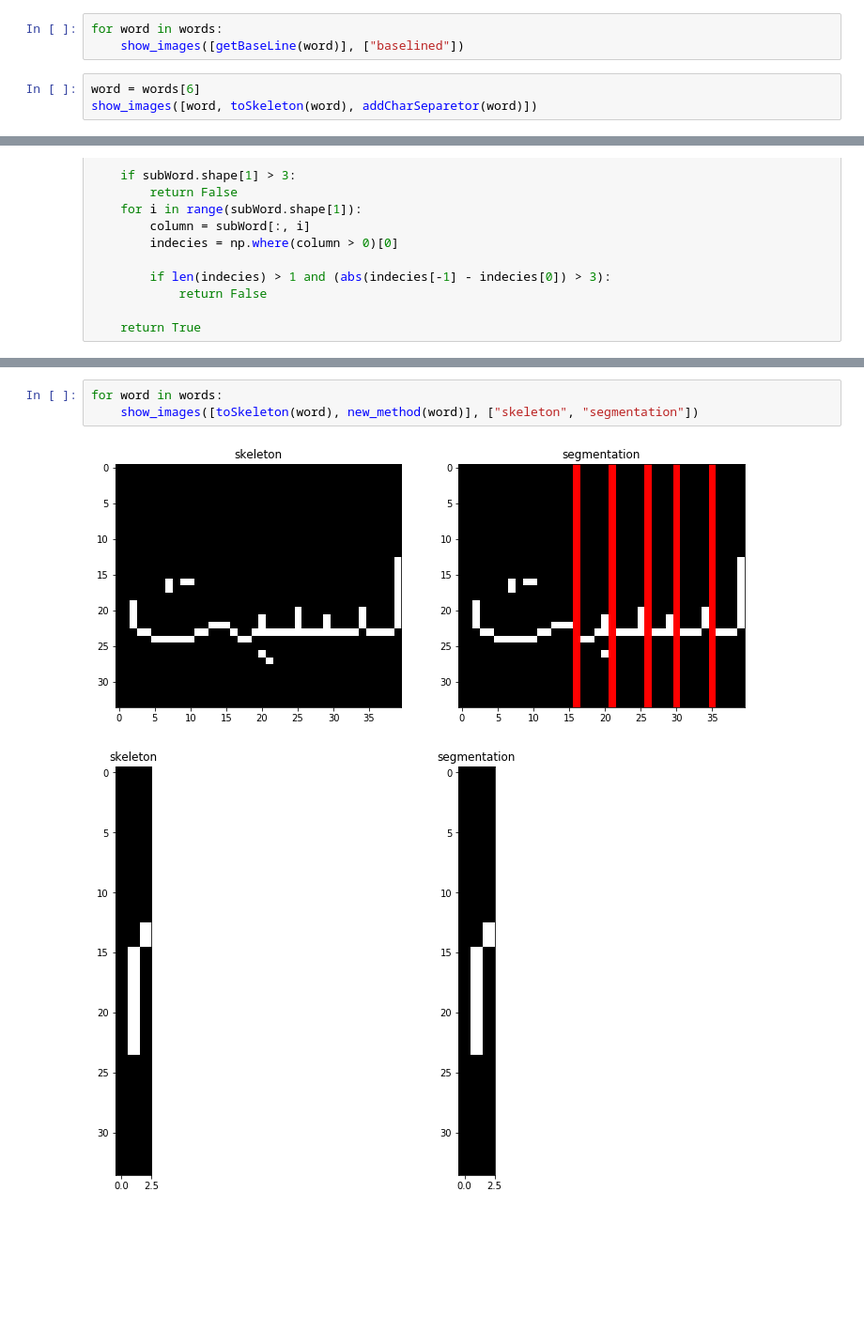
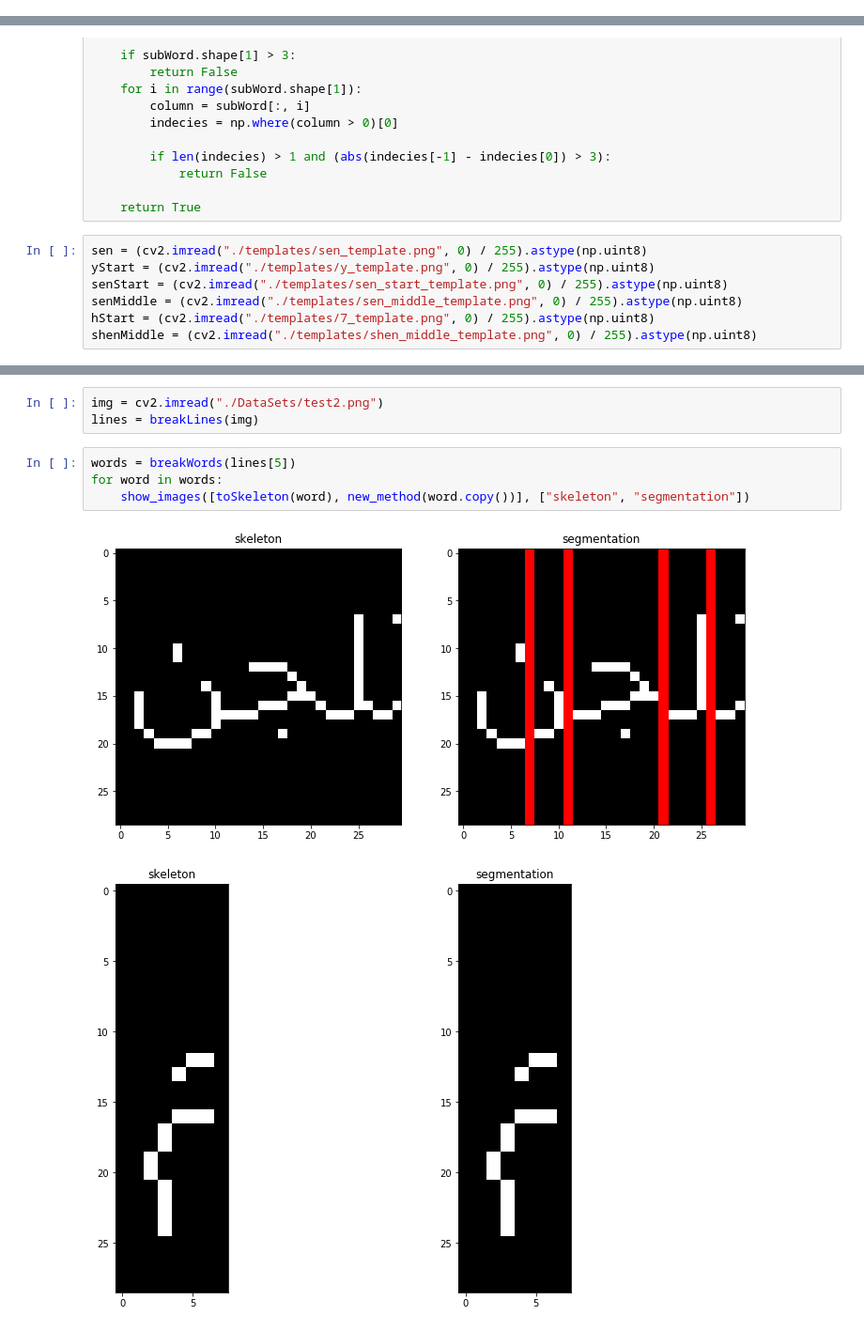
Before and after one commit to abdo-soliman/ArabicOCR, a Jupyter notebook: segmentation.ipynb, the cells around one changed output, grey strips where cells are left out. Shown at 94% size. Drawn from its saved outputs; the diff is of its cells as text; blank space fills up the shorter version.

```diff
--- a/segmentation.ipynb
+++ b/segmentation.ipynb
@@ -191,9 +187,3 @@ words = breakWords(lines[0])
-# %%
-for word in words:
-    show_images([getBaseLine(word)], ["baselined"])
-# %%
-word = words[6]
-show_images([word, toSkeleton(word), addCharSeparetor(word)])
 # %%
 def addEmptySpaceSep(skeleton):
     hist = []
@@ -230,6 +220,13 @@ def isFakeAlef(word, splitter):
             return False
 
     return True
+# %%
+sen = (cv2.imread("./templates/sen_template.png", 0) / 255).astype(np.uint8)
+yStart = (cv2.imread("./templates/y_template.png", 0) / 255).astype(np.uint8)
+senStart = (cv2.imread("./templates/sen_start_template.png", 0) / 255).astype(np.uint8)
+senMiddle = (cv2.imread("./templates/sen_middle_template.png", 0) / 255).astype(np.uint8)
+hStart = (cv2.imread("./templates/7_template.png", 0) / 255).astype(np.uint8)
+shenMiddle = (cv2.imread("./templates/shen_middle_template.png", 0) / 255).astype(np.uint8)
 # %%
 def new_method(word):
     baseLine = getBaseLine(word)
@@ -288,9 +310,13 @@ def new_method(word):
         cv2.line(bgr_skeleton, (splitter, 0), (splitter, bgr_skeleton.shape[1]), (255, 0, 0), 1)
 
     return bgr_skeleton
+# %%
+img = cv2.imread("./DataSets/test2.png")
+lines = breakLines(img)
 # %%
+words = breakWords(lines[5])
 for word in words:
-    show_images([toSkeleton(word), new_method(word)], ["skeleton", "segmentation"])
+    show_images([toSkeleton(word), new_method(word.copy())], ["skeleton", "segmentation"])
 # %% [output]
-[figure, old version]
+[figure, new version]
-[figure, old version]
+[figure, new version]
```
Also changed, not shown: parts of 15 cells of this notebook, 6 other files.
